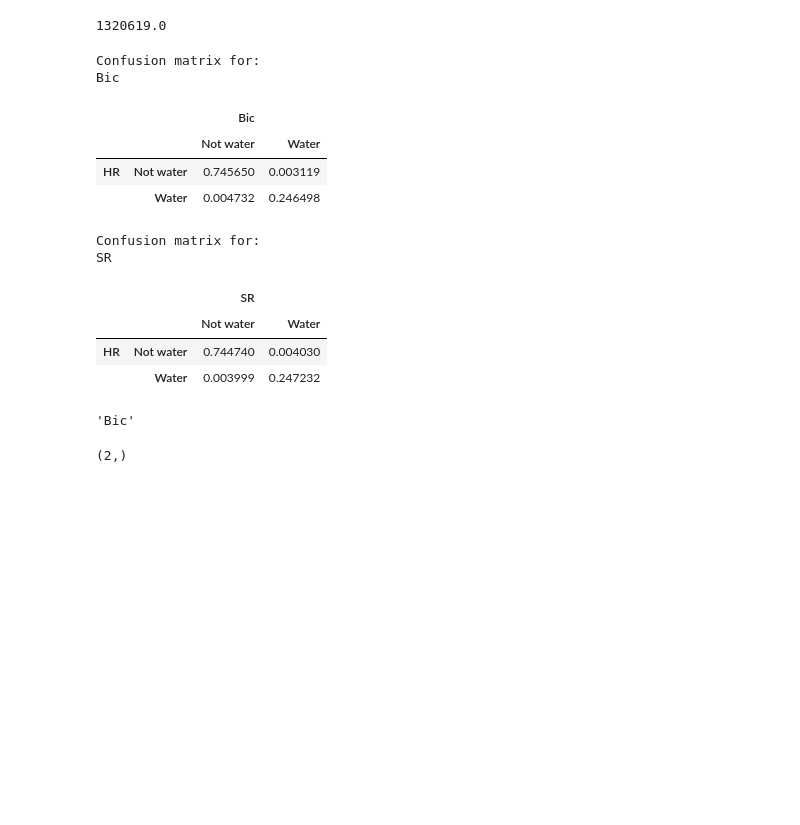
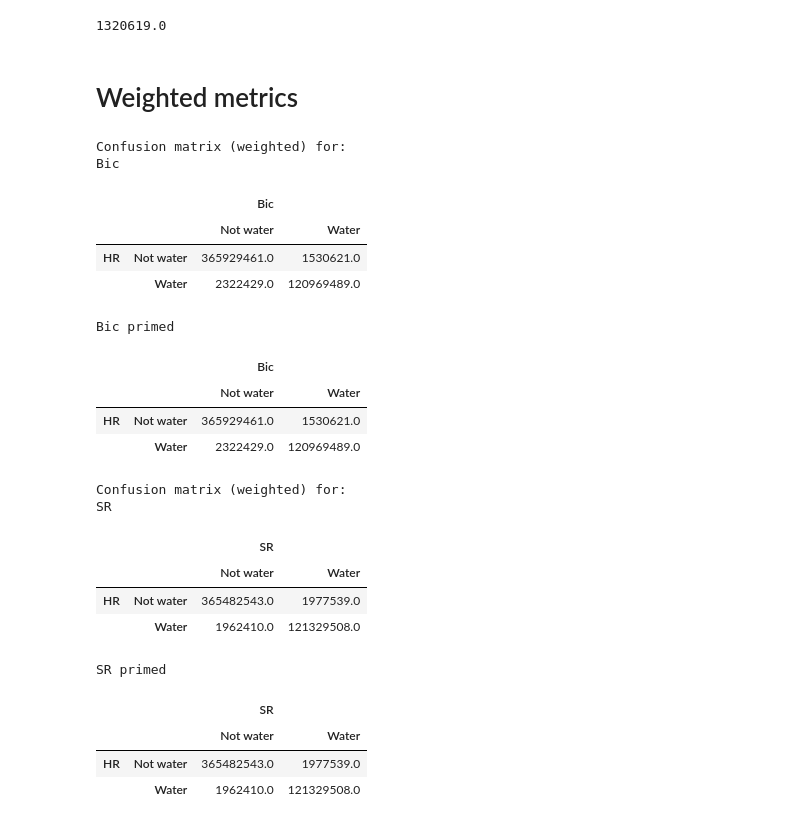
Before and after one commit to elezine/pixel-smasher, a Jupyter notebook: old_BasicSR/codes/notebooks/confusion_matrix.ipynb, the cells around one changed output. Drawn from its saved outputs; the diff is of its cells as text; code cells hidden in the pictures; blank space fills up the shorter version.

Commit message:
updated metrics reporting to include unweighted CM and resultant stats computed in Excel!

```diff
--- a/old_BasicSR/codes/notebooks/confusion_matrix.ipynb
+++ b/old_BasicSR/codes/notebooks/confusion_matrix.ipynb
@@ -16,10 +16,17 @@ import seaborn as sns
 pd.options.display.max_columns = 60
 # %%
 ## IO
-csv='/home/ethan_kyzivat/code/pixel-smasher/2021_classification_stats_x10_local-masked_400000_ir_global_thresh.csv'
+# csv='/home/ethan_kyzivat/code/pixel-smasher/2021_classification_stats_x10_local-masked_400000_ir_global_thresh.csv' # on remote
+csv='/mnt/g/Planet/project_data/2021/2021_classification_stats_x10_local-masked_400000_ir_global_thresh.csv' # on local
 res='Bic'
+
+plots_dir='/mnt/g/Planet/project_data/2021/figs'
+
+
+## filter out accuracy_p == 0
+# df = df[~np.isnan(df.accuracy_p)] ## see unweighted part
 
 ## display
 df=pd.read_csv(csv)
-df
+df.shape
 # %% [output]
@@ -52,40 +47,50 @@ df.describe()
 df.query("res == @res").sum().TN_p
 # %% [output]
 1320619.0
+# %% [markdown]
+# Weighted metrics
 # %%
 ## display confusion matrix
 ## Note: Actual confusion matrix is calculated in Excel spreadsheet on local: confusion_x10_local-masked_400000_updated.xlsx
 from IPython.display import display
 for res in ['Bic', 'SR']:
     sum=df.query("res == @res").sum()
     CM_total=np.array([[sum.TN, sum.FP],[sum.FN, sum.TP]])
-    CM=CM_total/CM_total.sum()
+    CM_p_total=np.array([[sum.TN_p, sum.FP_p],[sum.FN_p, sum.TP_p]])
+#     CM=CM_total/CM_total.sum()
+    CM=CM_total
+    CM_p=CM_p_total
     # CM1=np.concatenate((CM, CM.sum(axis=1, keepdims=True)), axis=1) # not right...
-    print('Confusion matrix for: ')
+    print('\n\nConfusion matrix (weighted) for: ')
     print(res)
     # CM
     cm=pd.DataFrame(CM,columns=[[res]*2,['Not water', 'Water']], index=[['HR']*2,['Not water', 'Water']])
+    cm_p=pd.DataFrame(CM_p,columns=[[res]*2,['Not water\'', 'Water\'']], index=[['HR']*2,['Not water\'', 'Water\'']])
     display(cm)
-    cm.to_csv('CM_'+res+'.csv')
+    print(res + ' primed')
+    display(cm)
+    cm.to_csv('CM_weighted_'+res+'.csv')
+    cm_p.to_csv('CM_p_weighted_'+res+'.csv')
 # %% [output]
-Confusion matrix for:
+Confusion matrix (weighted) for:
 Bic
 |  |  | Bic |  |
 |  |  | Not water | Water |
-| HR | Not water | 0.745650 | 0.003119 |
-|  | Water | 0.004732 | 0.246498 |
+| HR | Not water | 365929461.0 | 1530621.0 |
+|  | Water | 2322429.0 | 120969489.0 |
-Confusion matrix for:
-SR
+Bic primed
-|  |  | SR |  |
+|  |  | Bic |  |
 |  |  | Not water | Water |
-| HR | Not water | 0.744740 | 0.004030 |
-|  | Water | 0.003999 | 0.247232 |
+| HR | Not water | 365929461.0 | 1530621.0 |
+|  | Water | 2322429.0 | 120969489.0 |
+Confusion matrix (weighted) for:
+SR
+|  |  | SR |  |
+|  |  | Not water | Water |
+| HR | Not water | 365482543.0 | 1977539.0 |
+|  | Water | 1962410.0 | 121329508.0 |
+SR primed
+|  |  | SR |  |
+|  |  | Not water | Water |
+| HR | Not water | 365482543.0 | 1977539.0 |
+|  | Water | 1962410.0 | 121329508.0 |
-# %%
-## UA and PA
-res
-# %% [output]
-'Bic'
-# %%
-CM.sum(axis=1).T.shape
-# %% [output]
-(2,)
```
Also changed, not shown: parts of 15 cells of this notebook.
